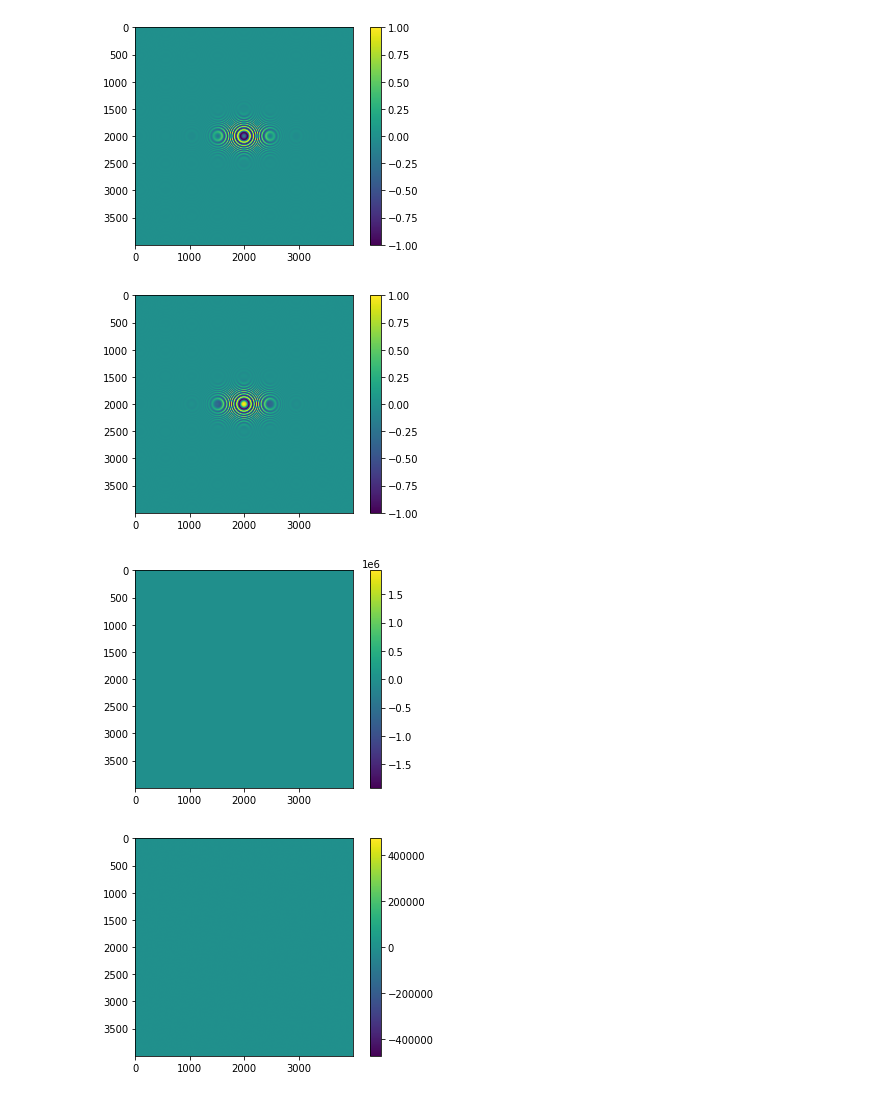
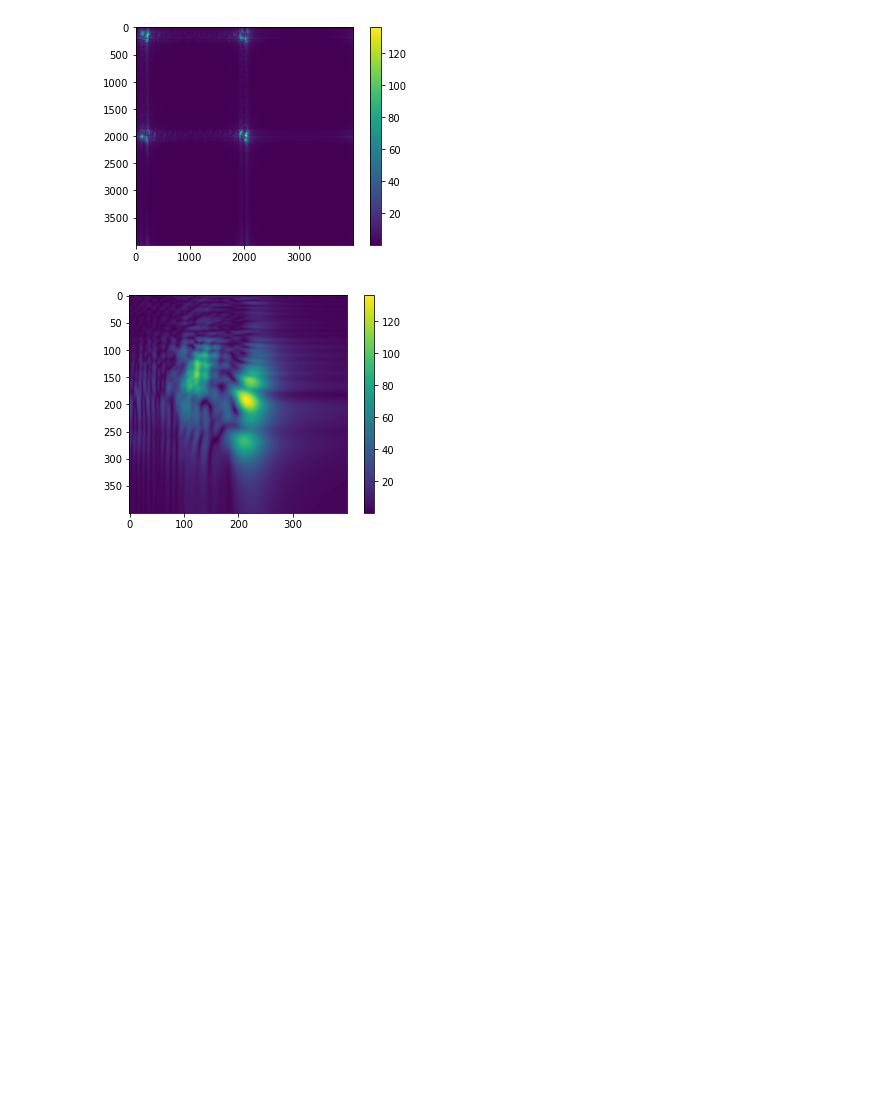
Before and after one commit to hiddenpaw/4F-Simulation, a Jupyter notebook: Propagation.ipynb, the cells around one changed output. Saved outputs shown, nothing was run; the diff lists cells and outputs as text; code cells hidden in the pictures; blank space fills up the shorter version.

```diff
--- a/Propagation.ipynb
+++ b/Propagation.ipynb
@@ -90,6 +90,6 @@ plt.show()
 # %%
-pitch=7.56e-6
-wavelength=633e-9
+pitch=7.6e-6
+wavelength=650e-9
 distance=0.164
 
 k=2*np.pi/wavelength
@@ -112,26 +112,16 @@ prop_mask[:int(size[0]/2),int(size[1]/2):]=np.flip(prop_mask0[:int(size[0]/2),:i
 prop_mask[int(size[0]/2):,:int(size[1]/2)]=np.flip(prop_mask0[:int(size[0]/2),:int(size[1]/2)],axis=1)
 fft=np.fft.fftshift(np.fft.fft2(image))
 leak_mask=1
+prop_mask1=np.fft.fftshift(prop_mask0)
 #leak_mask=(1-2*kx_array*distance/k/width)*(1-2*ky_array*distance/k/length)
-output=np.fft.ifft2(np.fft.ifftshift((prop_mask*fft*leak_mask)))
+output=np.fft.ifft2(np.fft.ifftshift((prop_mask1*fft*leak_mask)))
 # %%
-plt.imshow(np.real(prop_mask))
-plt.colorbar()
-plt.show()
-plt.imshow(np.imag(prop_mask))
-plt.colorbar()
-plt.show()
-plt.imshow(np.real(fft))
-plt.colorbar()
-plt.show()
-plt.imshow(np.imag(fft))
-plt.colorbar()
-plt.show()
 plt.imshow(np.abs(output))
 plt.colorbar()
 plt.show()
+plt.imshow(np.abs(output[1800:2200,1800:2200]))
+plt.colorbar()
+plt.show()
 # %% [output]
-[figure, old version]
+[figure, new version]
-[figure, old version]
+[figure, new version]
-[figure, removed]
-[figure, removed]
```
Also changed, not shown: parts of 3 cells of this notebook.
